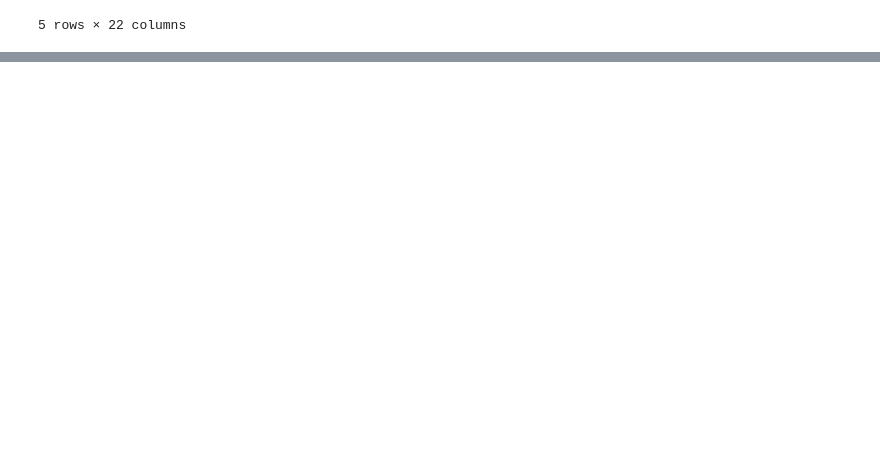
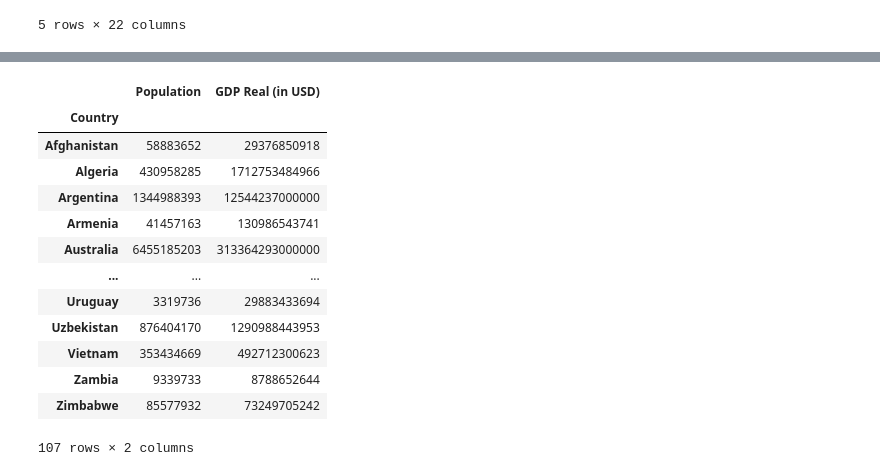
Before and after one commit to AlishaSHM/SMU_PROJECT1_OLYMPICS, a Jupyter notebook: alisha_work/Untitled.ipynb, the cells around one changed output, grey strips where cells are left out. Saved outputs shown, nothing was run; the diff lists cells and outputs as text; code cells hidden in the pictures; blank space fills up the shorter version.

```diff
--- a/alisha_work/Untitled.ipynb
+++ b/alisha_work/Untitled.ipynb
@@ -231,0 +243,2 @@ Name: Population, dtype: int64
+# %%
+df_merged2 = df_merged[cols]
@@ -231,0 +270,6 @@ Name: Population, dtype: int64
+# %%
+# Using GroupBy in order to separate the data into fields according to "state" values
+grouped_df_merged2 = df_merged2.groupby(['Country'])
+
+# The object returned is a "GroupBy" object and cannot be viewed normally...
+print(grouped_df_merged2)
@@ -231,0 +297,3 @@ Name: Population, dtype: int64
+# %%
+country_total_GDP = grouped_df_merged2["GDP Real (in USD)"].sum()
+print(country_total_GDP)
@@ -231,0 +314,3 @@ Name: Population, dtype: int64
+# %%
+country_total_population = grouped_df_merged2["Population"].sum()
+print(country_total_population)
@@ -231,0 +331,20 @@ Name: Population, dtype: int64
+# %%
+# Creating a new DataFrame using both Population and GDP
+total_summary_df = pd.DataFrame({"Population": country_total_population,
+                                    "GDP Real (in USD)": country_total_GDP})
+total_summary_df
+# %% [output]
+|  | Population | GDP Real (in USD) |
+| Country |  |  |
+| Afghanistan | 58883652 | 29376850918 |
+| Algeria | 430958285 | 1712753484966 |
+| Argentina | 1344988393 | 12544237000000 |
+| Armenia | 41457163 | 130986543741 |
+| Australia | 6455185203 | 313364293000000 |
+| ... | ... | ... |
+| Uruguay | 3319736 | 29883433694 |
+| Uzbekistan | 876404170 | 1290988443953 |
+| Vietnam | 353434669 | 492712300623 |
+| Zambia | 9339733 | 8788652644 |
+| Zimbabwe | 85577932 | 73249705242 |
+107 rows × 2 columns
```
Also changed, not shown: parts of 18 cells of this notebook.
